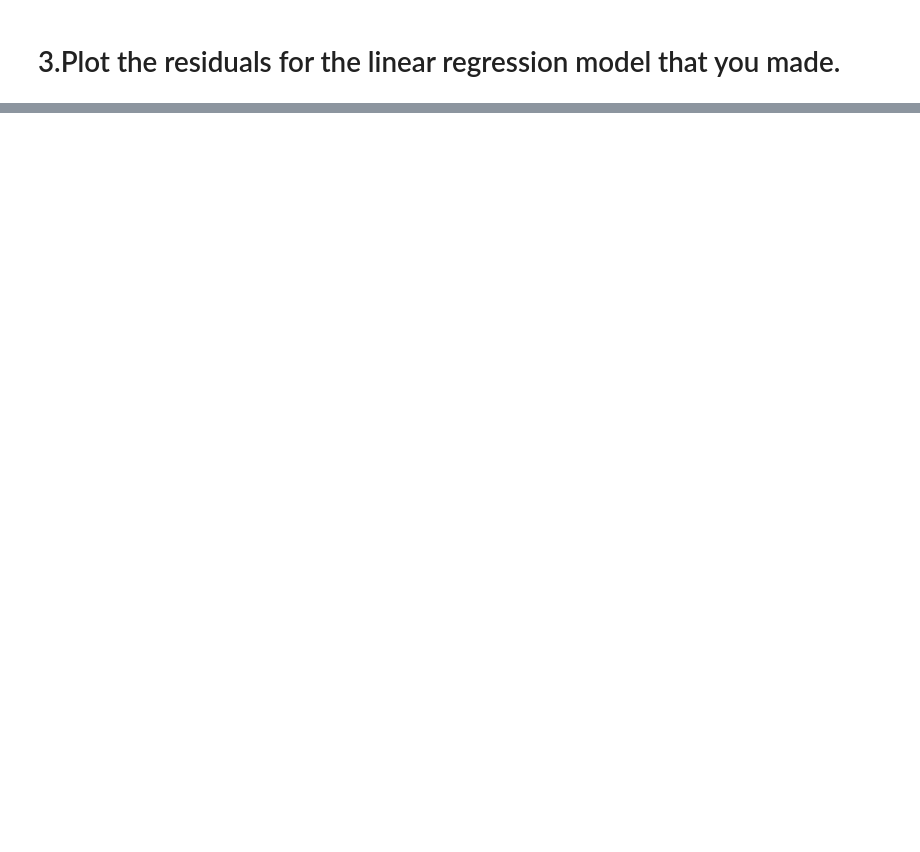
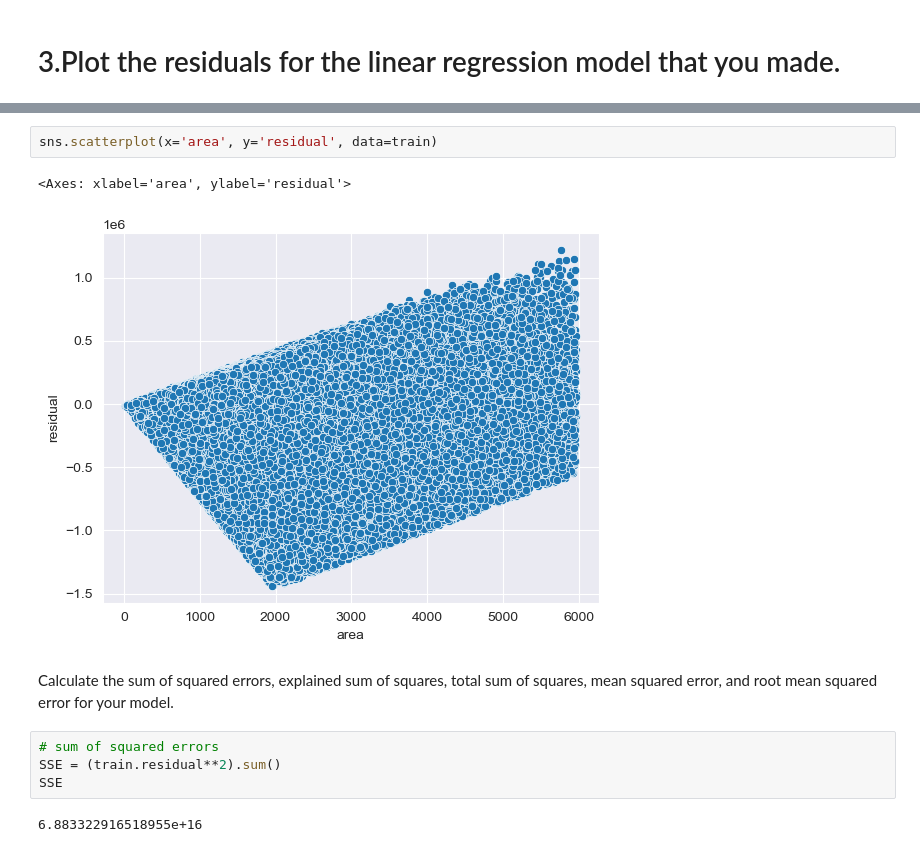
Before and after one commit to Nathanieldewald/regression-exercises, a Jupyter notebook: evaluation.ipynb, the cells around one changed output, grey strips where cells are left out. Cells and saved outputs as stored; diff of their text form; blank space fills up the shorter version.

```diff
--- a/evaluation.ipynb
+++ b/evaluation.ipynb
@@ -98,0 +111,14 @@ AttributeError: 'DataFrame' object has no attribute 'yhat'
+# %%
+sns.scatterplot(x='area', y='residual', data=train)
+# %% [output]
+<Axes: xlabel='area', ylabel='residual'>
+[figure, added]
+# %% [markdown]
+
+Calculate the sum of squared errors, explained sum of squares, total sum of squares, mean squared error, and root mean squared error for your model.
+# %%
+# sum of squared errors
+SSE = (train.residual**2).sum()
+SSE
+# %% [output]
+6.883322916518955e+16
```
Also changed, not shown: parts of 28 cells of this notebook, 1 other file.
